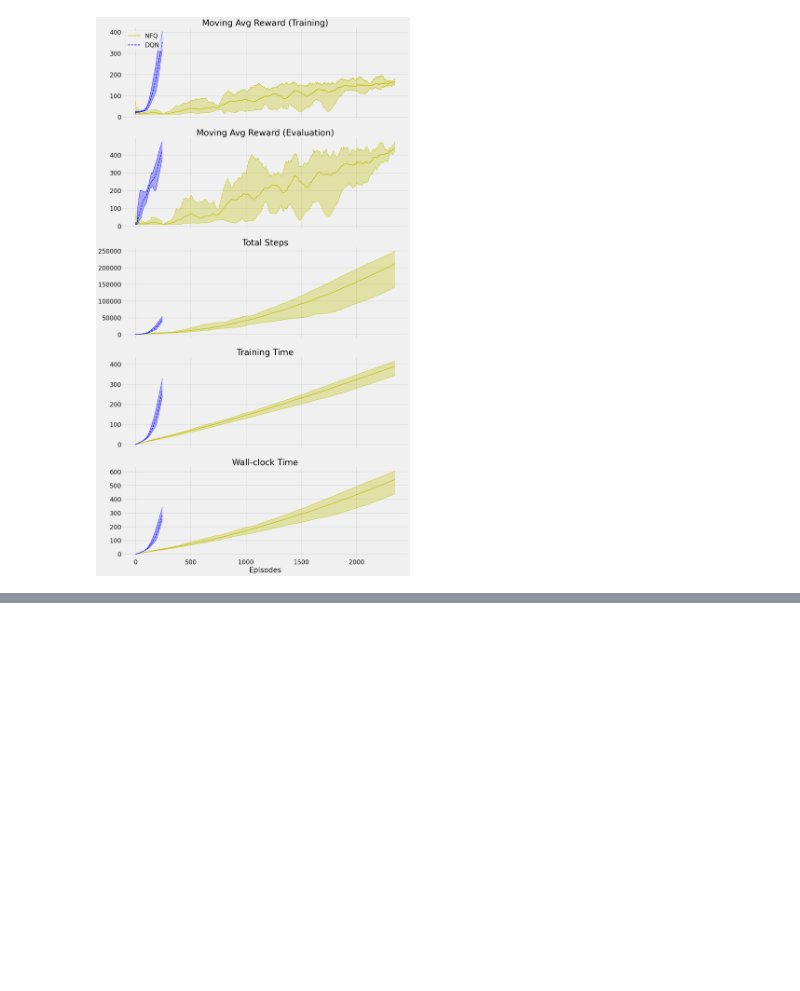
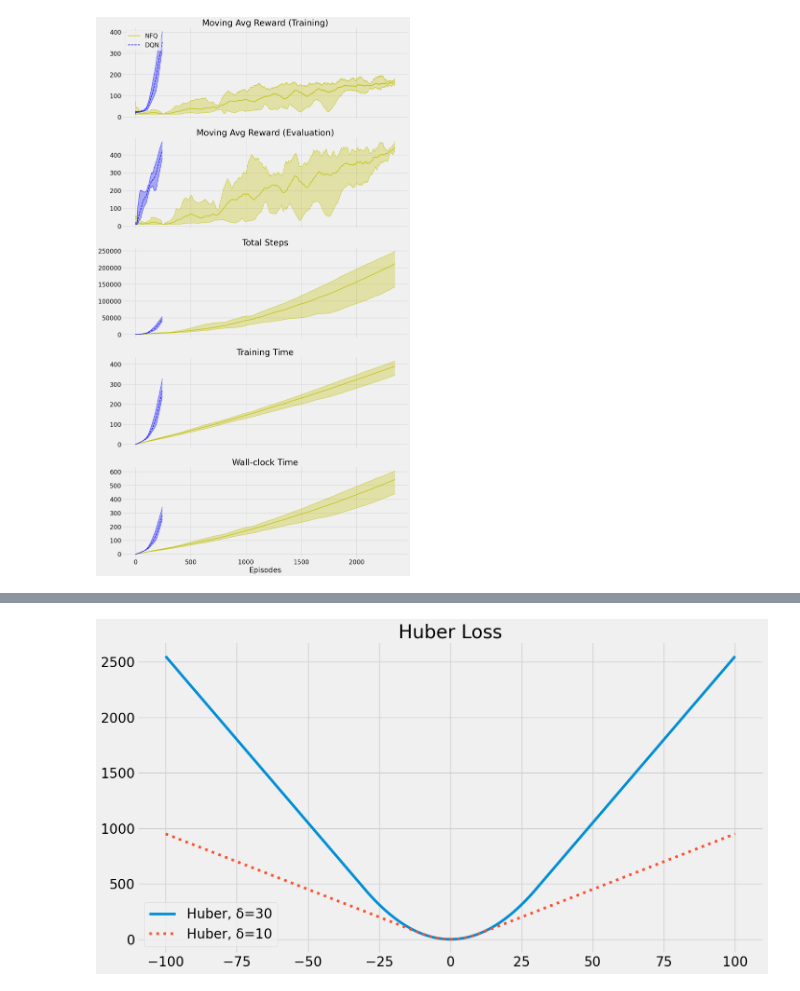
Before and after one commit to romenlaw/RL-playground, a Jupyter notebook: rl_playground4.ipynb, the cells around one changed output, grey strips where cells are left out. Cells and saved outputs as stored; diff of their text form; code cells hidden in the pictures; blank space fills up the shorter version.

```diff
--- a/rl_playground4.ipynb
+++ b/rl_playground4.ipynb
@@ -1554,0 +1700,8 @@ plt.show()
+# %%
+plot1, = plt.plot(pred, he(30))
+plot2, = plt.plot(pred, he(10), ':')
+plt.title('Huber Loss')
+plt.legend([plot1,plot2],["Huber, δ=30", "Huber, δ=10"])
+plt.show()
+# %% [output]
+[figure, added]
```
Also changed, not shown: parts of 30 cells of this notebook.
